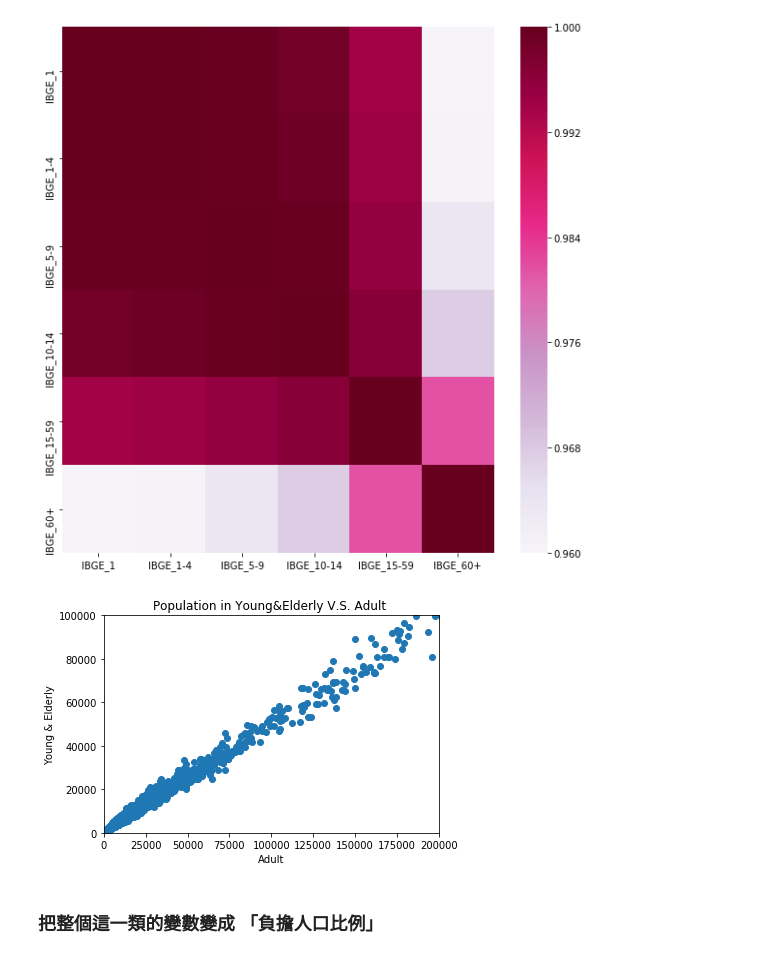
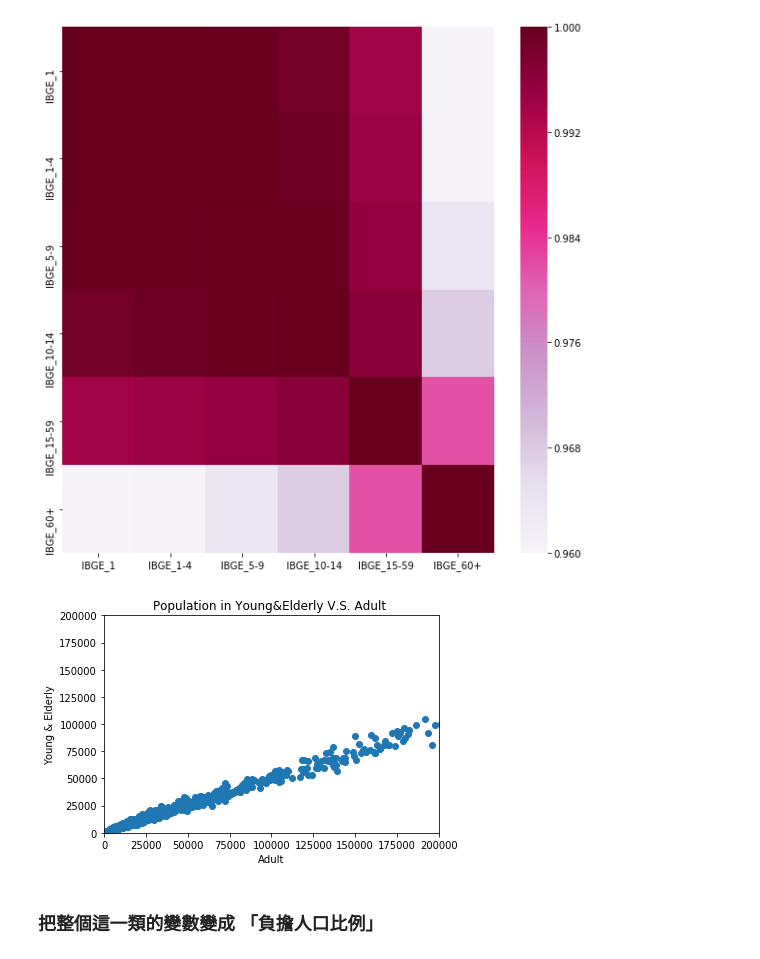
Before and after one commit to 1072-datascience/finalproject-ds_fadatsai, a Jupyter notebook: code/DF_final_showcode.ipynb, the cells around one changed output. Cells and saved outputs as stored; diff of their text form; code cells hidden in the pictures.

```diff
--- a/code/DF_final_showcode.ipynb
+++ b/code/DF_final_showcode.ipynb
@@ -139,23 +139,25 @@ data.iloc[:,10:16].corr()
 # %%
 output_year= []
 work = []
 nowork = []
 for i in range(len(data)):
     count = (data["IBGE_1"][i]+data["IBGE_1-4"][i]+data["IBGE_5-9"][i]++data["IBGE_10-14"][i]+data["IBGE_60+"][i])/data["IBGE_15-59"][i]
     output_year.append(count)
     work.append(data["IBGE_15-59"][i])
     nowork.append(data["IBGE_1"][i]+data["IBGE_1-4"][i]+data["IBGE_5-9"][i]++data["IBGE_10-14"][i]+data["IBGE_60+"][i])
 
     #print('{:.2%}'.format(count))
 plt.scatter(work,nowork)
 plt.ylabel("Young & Elderly")
 plt.xlabel("Adult")
 plt.title("Population in Young&Elderly V.S. Adult ")
 plt.xlim(0,200000)
-plt.ylim(0,100000)
+plt.ylim(0,200000)
+#plt.xticks(np.arange(0,200000,20000))
+#plt.yticks(np.arange(0,100000,20000))
 plt.show()
 # %% [output]
-[figure, old version]
+[figure, new version]
 # %% [markdown]
 ### 把整個這一類的變數變成 「負擔人口比例」
 # %% [markdown]
```
Also changed, not shown: parts of 1 cell of this notebook.
